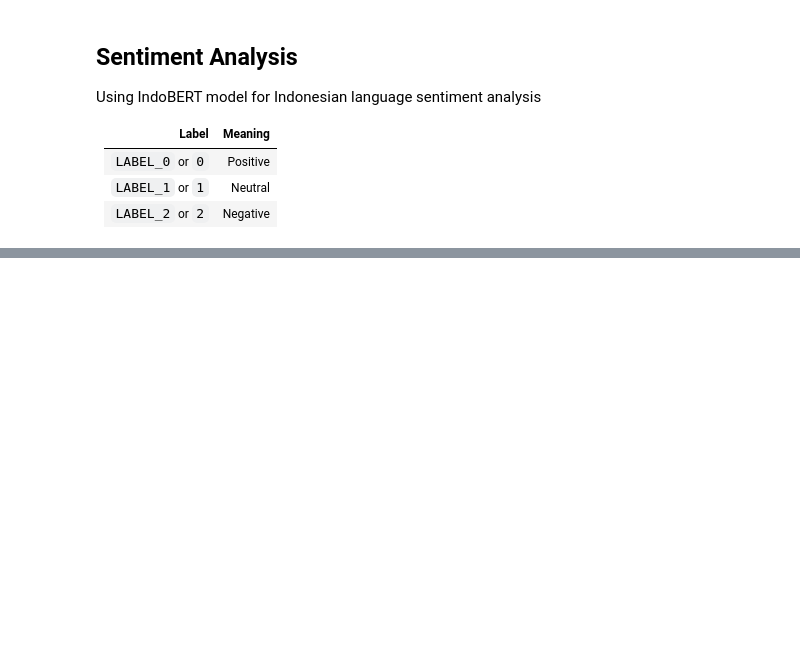
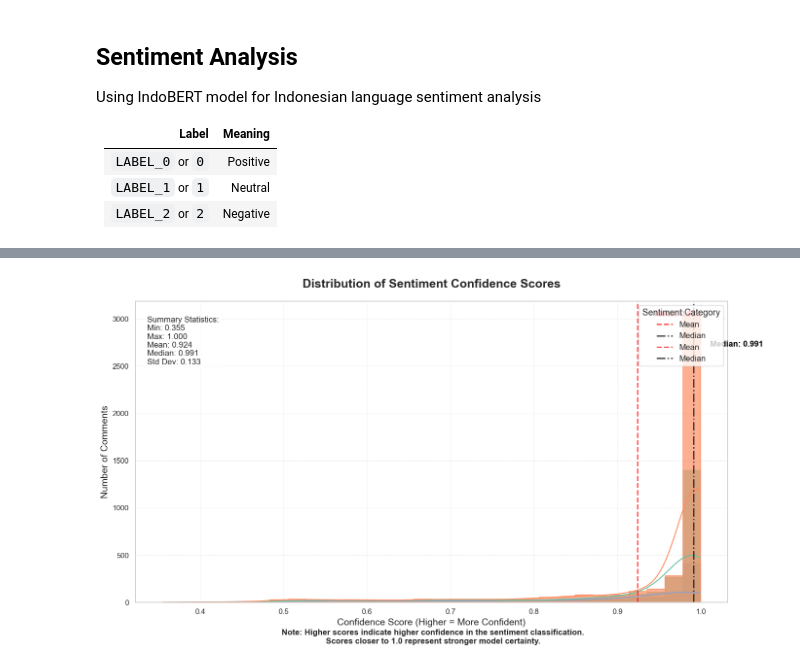
Before and after one commit to 2black0/Youtube-Comment-Sentiment-Analysis, a Jupyter notebook: notebooks/YouTube_Sentiment_Analysis_Workflow.ipynb, the cells around one changed output, grey strips where cells are left out. Cells and saved outputs as stored; diff of their text form; code cells hidden in the pictures; blank space fills up the shorter version.

```diff
--- a/notebooks/YouTube_Sentiment_Analysis_Workflow.ipynb
+++ b/notebooks/YouTube_Sentiment_Analysis_Workflow.ipynb
@@ -155,0 +413,77 @@ plt.show()
+# %%
+# 2. Enhanced Sentiment Scores Distribution
+plt.figure(figsize=(14, 8))
+
+# Create a more detailed histogram with KDE (density curve)
+ax = sns.histplot(
+    data=df,
+    x='sentiment_score',
+    bins=30,
+    kde=True,  # Add density curve
+    hue='sentiment_category',  # Color by sentiment category
+    palette=sentiment_colors,  # Use our consistent color scheme
+    alpha=0.7,  # Add some transparency
+    element="step",  # Use step-style histogram for cleaner look
+    legend=False  # We'll create a custom legend
+)
+
+# Add mean and median lines with proper labels for legend
+mean_score = df['sentiment_score'].mean()
+median_score = df['sentiment_score'].median()
+
+# Add vertical lines for mean and median with labels for legend
+mean_line = plt.axvline(mean_score, color='red', linestyle='--', linewidth=2, alpha=0.7, label='Mean')
+median_line = plt.axvline(median_score, color='black', linestyle='-.', linewidth=2, alpha=0.7, label='Median')
+
+# Add text annotations for mean and median
+plt.text(mean_score + 0.02, plt.gca().get_ylim()[1] * 0.95,
+         f'Mean: {mean_score:.3f}',
+         color='red', fontweight='bold')
+plt.text(median_score + 0.02, plt.gca().get_ylim()[1] * 0.85,
+         f'Median: {median_score:.3f}',
+         color='black', fontweight='bold')
+
+# Improve the styling
+plt.title('Distribution of Sentiment Confidence Scores', fontsize=18, fontweight='bold', pad=20)
+plt.xlabel('Confidence Score (Higher = More Confident)', fontsize=14)
+plt.ylabel('Number of Comments', fontsize=14)
+plt.grid(True, alpha=0.3, linestyle='--')
+
+# Create proper legend handles manually
+handles, labels = ax.get_legend_handles_labels()
+# Add our custom lines to the handles
+handles.extend([mean_line, median_line])
+labels.extend(['Mean', 'Median'])
+
+# Add the custom legend with proper positioning and formatting
+plt.legend(handles=handles, labels=labels,
+           title='Sentiment Category', title_fontsize=13,
+           fontsize=12, loc='upper right')
+
+# Add summary statistics as text annotation
+stats_text = (
+    f"Summary Statistics:\n"
+    f"Min: {df['sentiment_score'].min():.3f}\n"
+    f"Max: {df['sentiment_score'].max():.3f}\n"
+    f"Mean: {mean_score:.3f}\n"
+    f"Median: {median_score:.3f}\n"
+    f"Std Dev: {df['sentiment_score'].std():.3f}"
+)
+
+# Add a text box with statistics
+props = dict(boxstyle='round', facecolor='white', alpha=0.7)
+plt.text(0.02, 0.95, stats_text, transform=plt.gca().transAxes, fontsize=12,
+        verticalalignment='top', bbox=props)
+
+# Add an explanatory note
+note_text = (
+    "Note: Higher scores indicate higher confidence in the sentiment classification.\n"
+    "Scores closer to 1.0 represent stronger model certainty."
+)
+plt.figtext(0.5, 0.01, note_text, ha='center', fontsize=12, fontweight='bold')
+
+# Tighten the layout and show the plot
+plt.tight_layout(rect=[0, 0.03, 1, 0.97])  # Make room for the note at the bottom
+plt.show()
+# %% [output]
+[figure, added]
```
Also changed, not shown: parts of 7 cells of this notebook, 2 other files.
